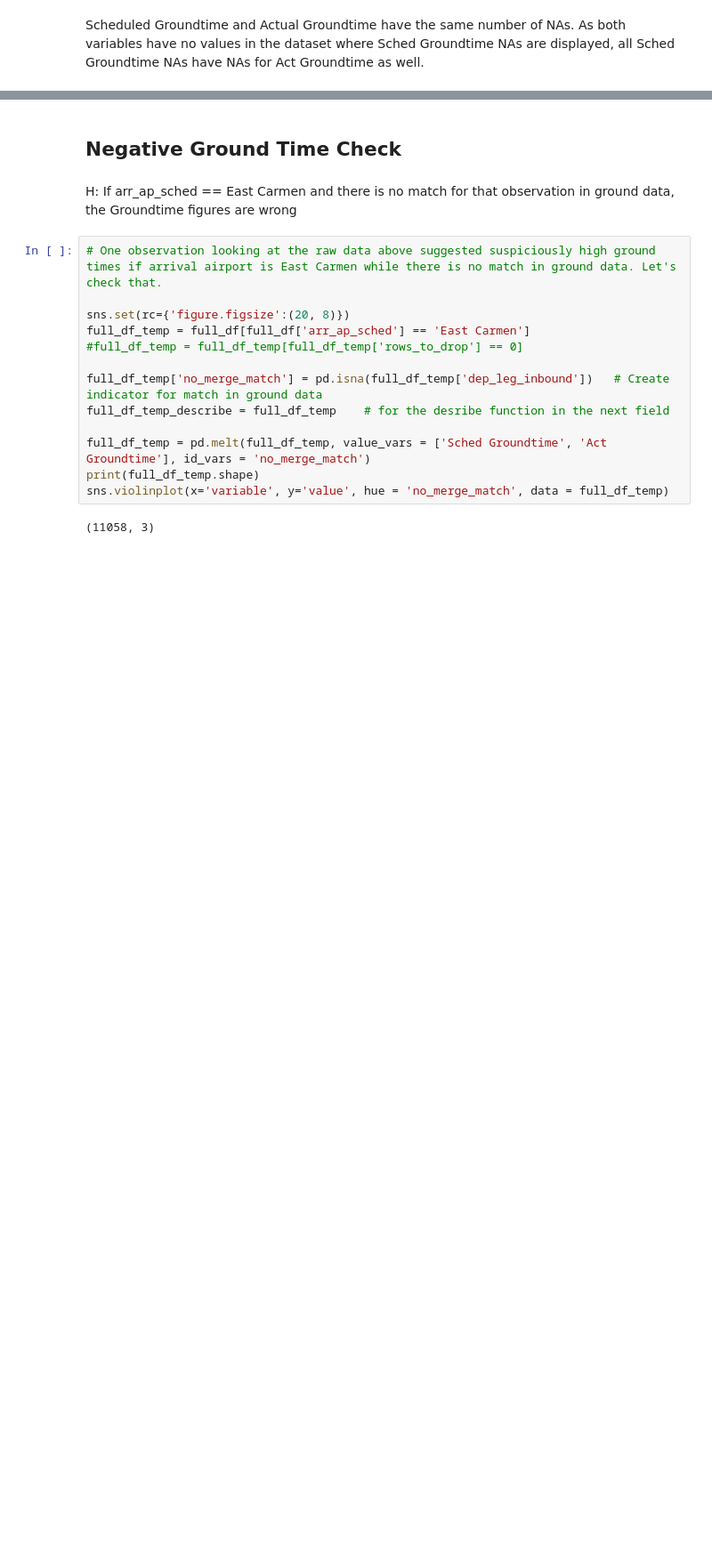
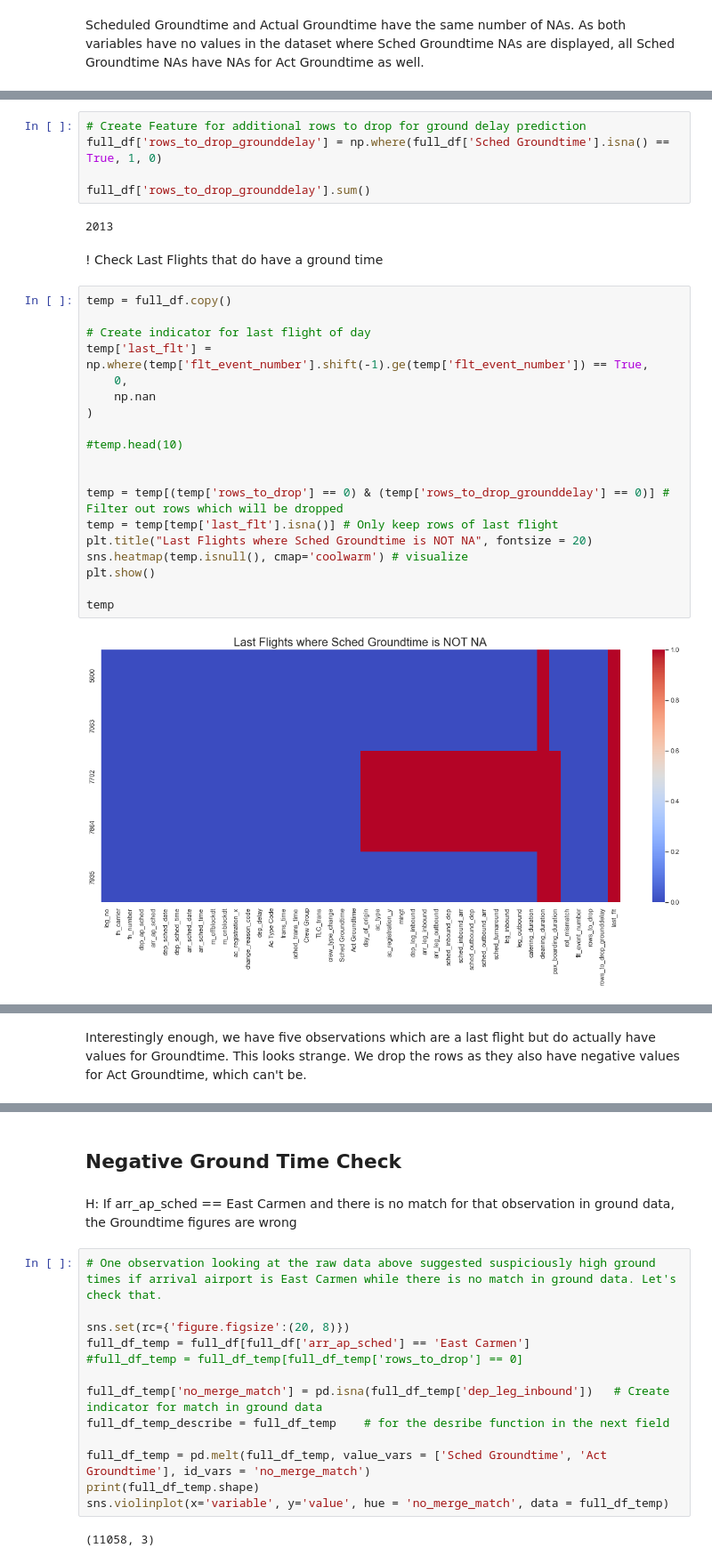
Before and after one commit to Paul1911/Delay-Prediction, a Jupyter notebook: notebooks/1raw_eda.ipynb, the cells around one changed output, grey strips where cells are left out. Shown: that part at 89% size. Cells and saved outputs as stored; diff of their text form; blank space fills up the shorter version.

```diff
--- a/notebooks/1raw_eda.ipynb
+++ b/notebooks/1raw_eda.ipynb
@@ -501,0 +509,30 @@ sns.boxplot(data = full_df.drop(['leg_no', 'leg_inbound', 'leg_outbound'], axis
+# %%
+# Create Feature for additional rows to drop for ground delay prediction
+full_df['rows_to_drop_grounddelay'] = np.where(full_df['Sched Groundtime'].isna() == True, 1, 0)
+
+full_df['rows_to_drop_grounddelay'].sum()
+# %% [output]
+2013
+# %% [markdown]
+! Check Last Flights that do have a ground time
+# %%
+temp = full_df.copy()
+
+# Create indicator for last flight of day
+temp['last_flt'] = np.where(temp['flt_event_number'].shift(-1).ge(temp['flt_event_number']) == True,
+    0,
+    np.nan
+)
+
+#temp.head(10)
+
+
+temp = temp[(temp['rows_to_drop'] == 0) & (temp['rows_to_drop_grounddelay'] == 0)] # Filter out rows which will be dropped
+temp = temp[temp['last_flt'].isna()] # Only keep rows of last flight
+plt.title("Last Flights where Sched Groundtime is NOT NA", fontsize = 20)
+sns.heatmap(temp.isnull(), cmap='coolwarm') # visualize
+plt.show()
+
+temp
+# %% [output]
+[figure, added]
@@ -501,0 +545,2 @@ sns.boxplot(data = full_df.drop(['leg_no', 'leg_inbound', 'leg_outbound'], axis
+# %% [markdown]
+Interestingly enough, we have five observations which are a last flight but do actually have values for Groundtime. This looks strange. We drop the rows as they also have negative values for Act Groundtime, which can't be.
```
Also changed, not shown: parts of 13 cells of this notebook, 1 other file.
